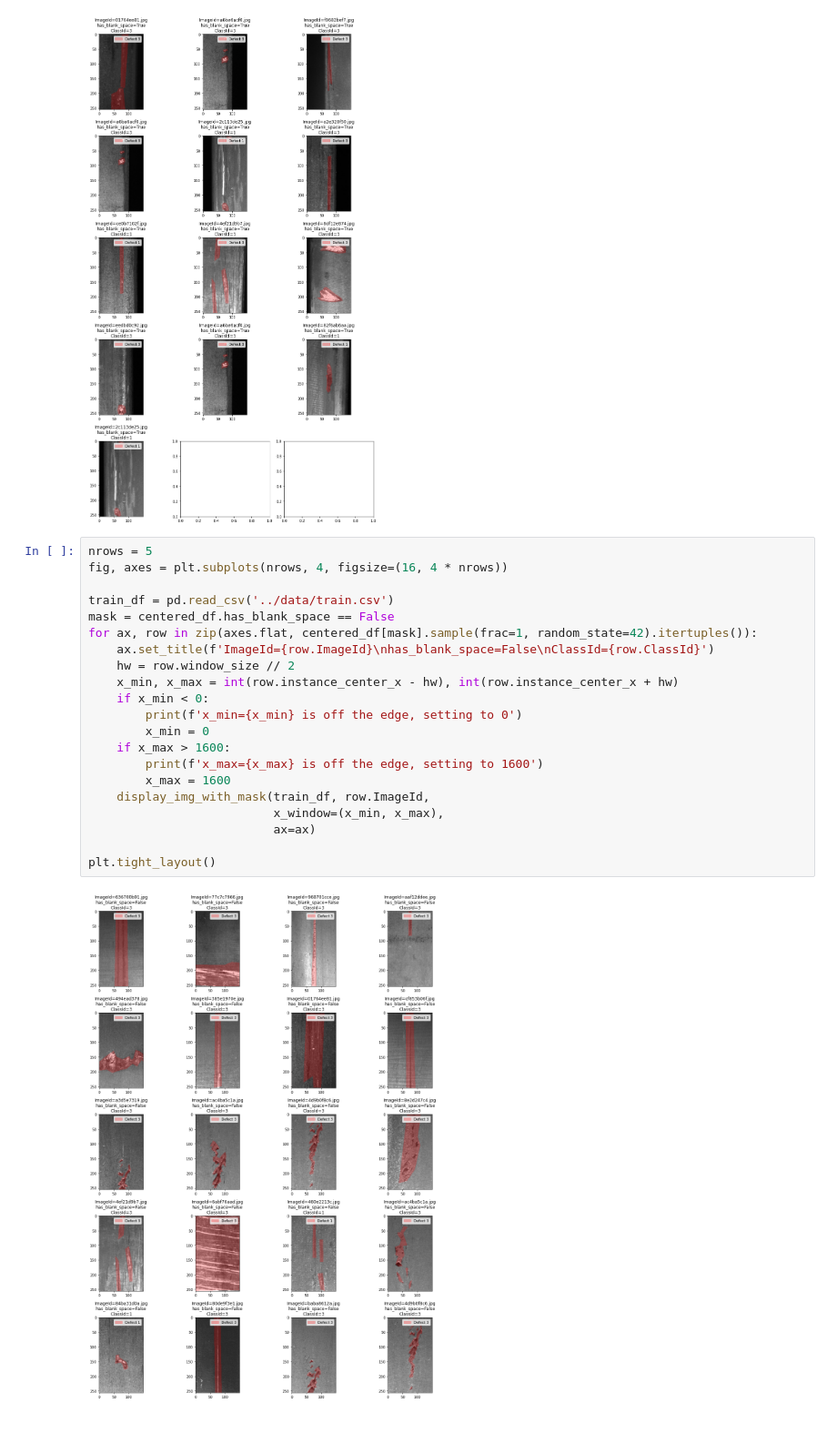
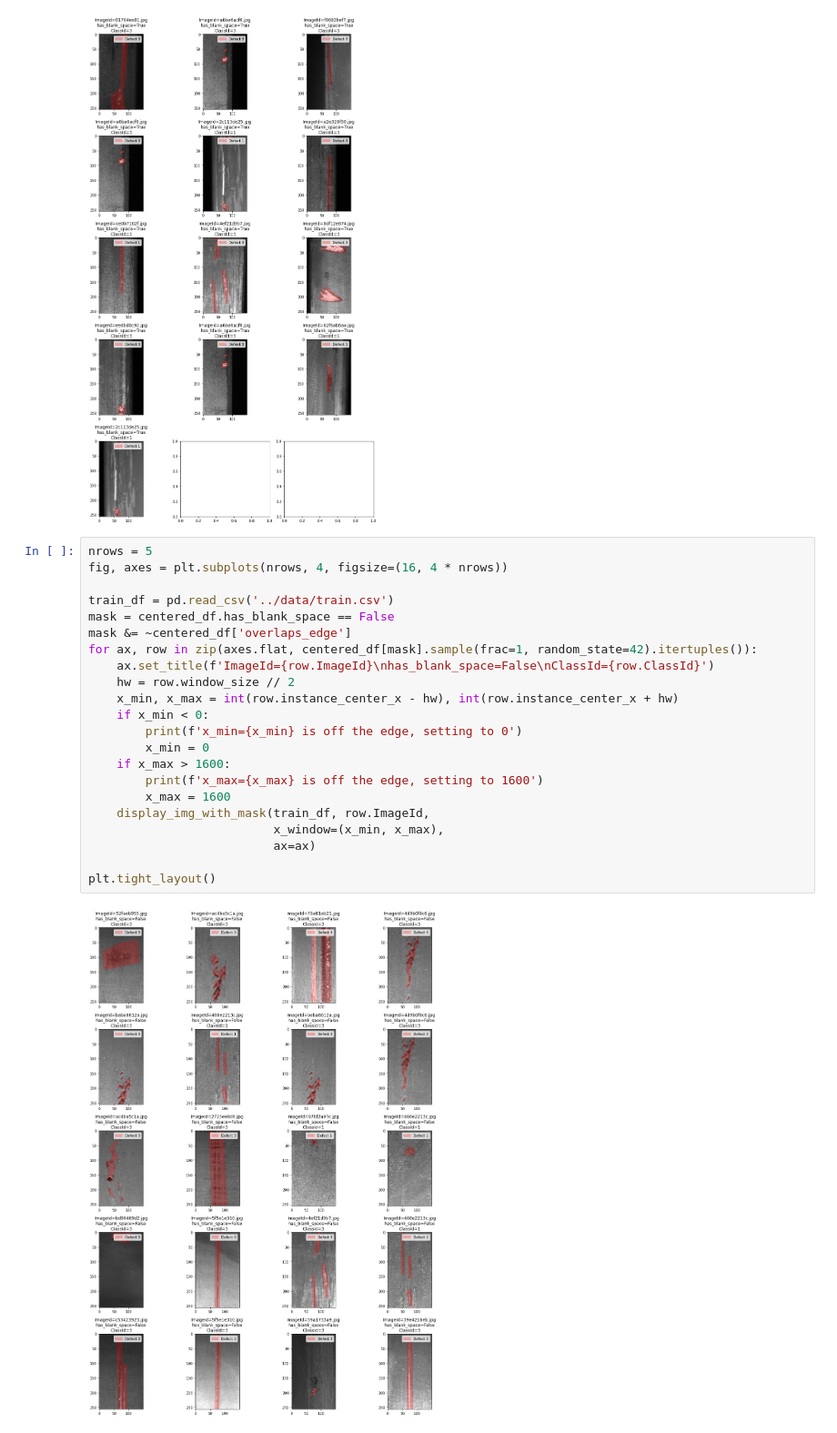
Before and after one commit to fastforwardlabs/synthetic-data-augmentation, a Jupyter notebook: notebooks/3. Blank space exclusion.ipynb, the cells around one changed output. Shown at 91% size. Cells and saved outputs as stored; diff of their text form.

```diff
--- a/notebooks/3. Blank space exclusion.ipynb
+++ b/notebooks/3. Blank space exclusion.ipynb
@@ -133,23 +133,24 @@ plt.tight_layout()
 # %%
 nrows = 5
 fig, axes = plt.subplots(nrows, 4, figsize=(16, 4 * nrows))
 
 train_df = pd.read_csv('../data/train.csv')
 mask = centered_df.has_blank_space == False
+mask &= ~centered_df['overlaps_edge']
 for ax, row in zip(axes.flat, centered_df[mask].sample(frac=1, random_state=42).itertuples()):
     ax.set_title(f'ImageId={row.ImageId}\nhas_blank_space=False\nClassId={row.ClassId}')
     hw = row.window_size // 2
     x_min, x_max = int(row.instance_center_x - hw), int(row.instance_center_x + hw)
     if x_min < 0:
         print(f'x_min={x_min} is off the edge, setting to 0')
         x_min = 0
     if x_max > 1600:
         print(f'x_max={x_max} is off the edge, setting to 1600')
         x_max = 1600
     display_img_with_mask(train_df, row.ImageId,
                           x_window=(x_min, x_max),
                           ax=ax)
 
 plt.tight_layout()
 # %% [output]
-[figure, old version]
+[figure, new version]
```
Also changed, not shown: parts of 4 cells of this notebook, 2 other files.
